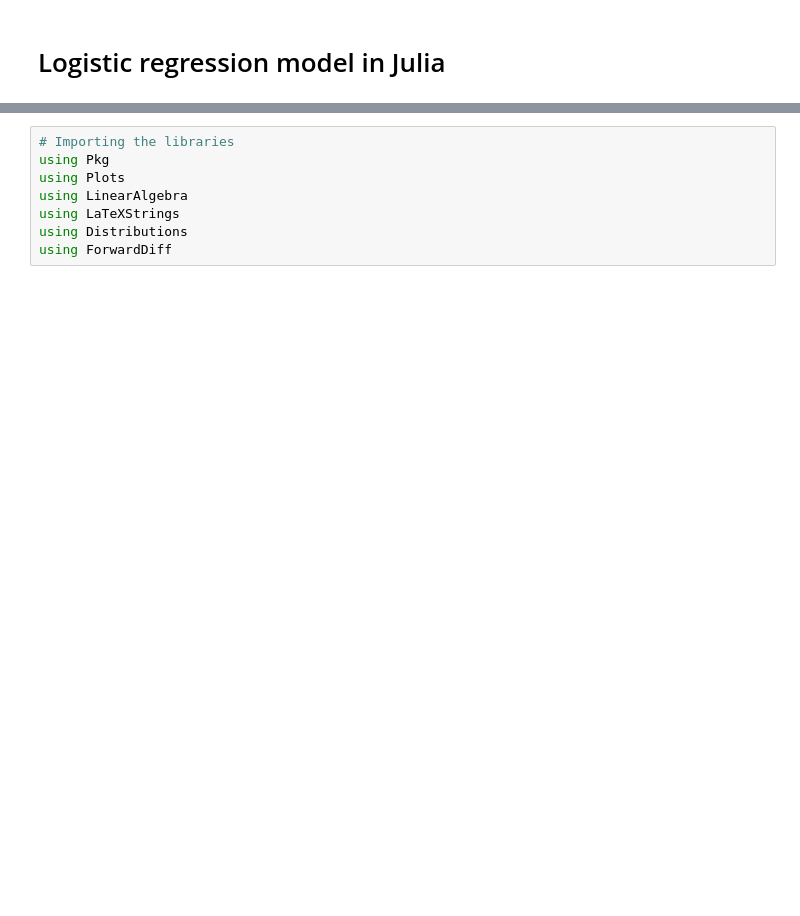
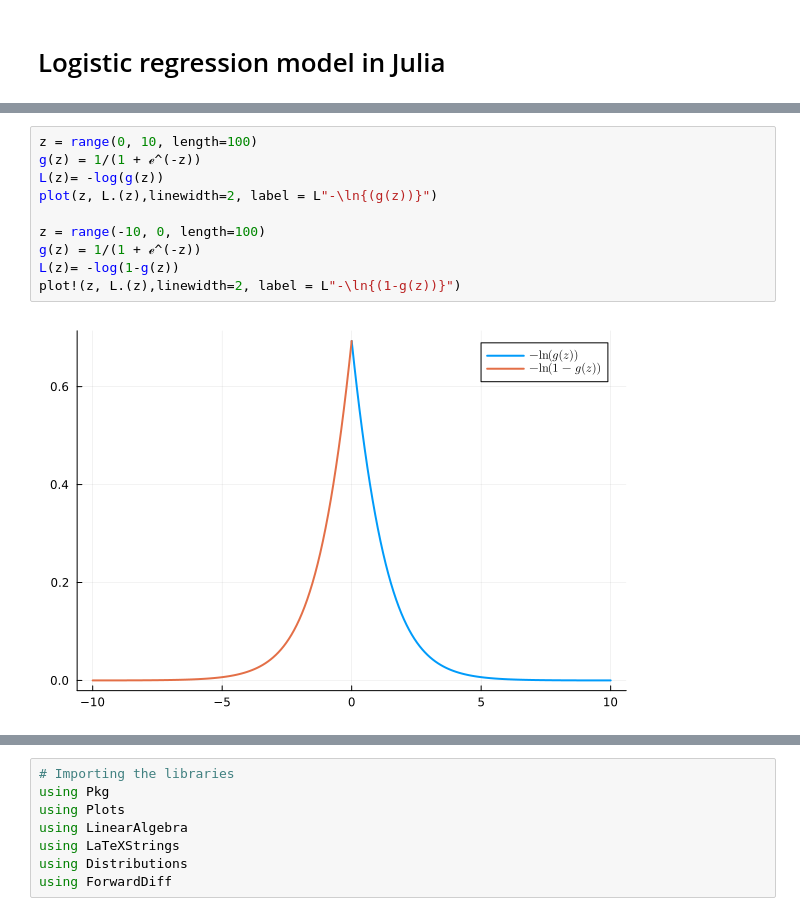
Before and after one commit to mack-hughes/Logistic_regression, a Jupyter notebook: Logistic_regression_model_Julia.ipynb, the cells around one changed output, grey strips where cells are left out. Saved outputs shown, nothing was run; the diff lists cells and outputs as text; blank space fills up the shorter version.

```diff
--- a/Logistic_regression_model_Julia.ipynb
+++ b/Logistic_regression_model_Julia.ipynb
@@ -12,0 +24,12 @@ Note that $g(z(a,b)) \geq 0.5 \text{ when } z \geq 0 $ and $g(z(a,b)) < 0.5 \tex
+# %%
+z = range(0, 10, length=100)
+g(z) = 1/(1 + ℯ^(-z))
+L(z)= -log(g(z))
+plot(z, L.(z),linewidth=2, label = L"-\ln{(g(z))}")
+
+z = range(-10, 0, length=100)
+g(z) = 1/(1 + ℯ^(-z))
+L(z)= -log(1-g(z))
+plot!(z, L.(z),linewidth=2, label = L"-\ln{(1-g(z))}")
+# %% [output]
+[figure, added]
```
Also changed, not shown: parts of 41 cells of this notebook.
